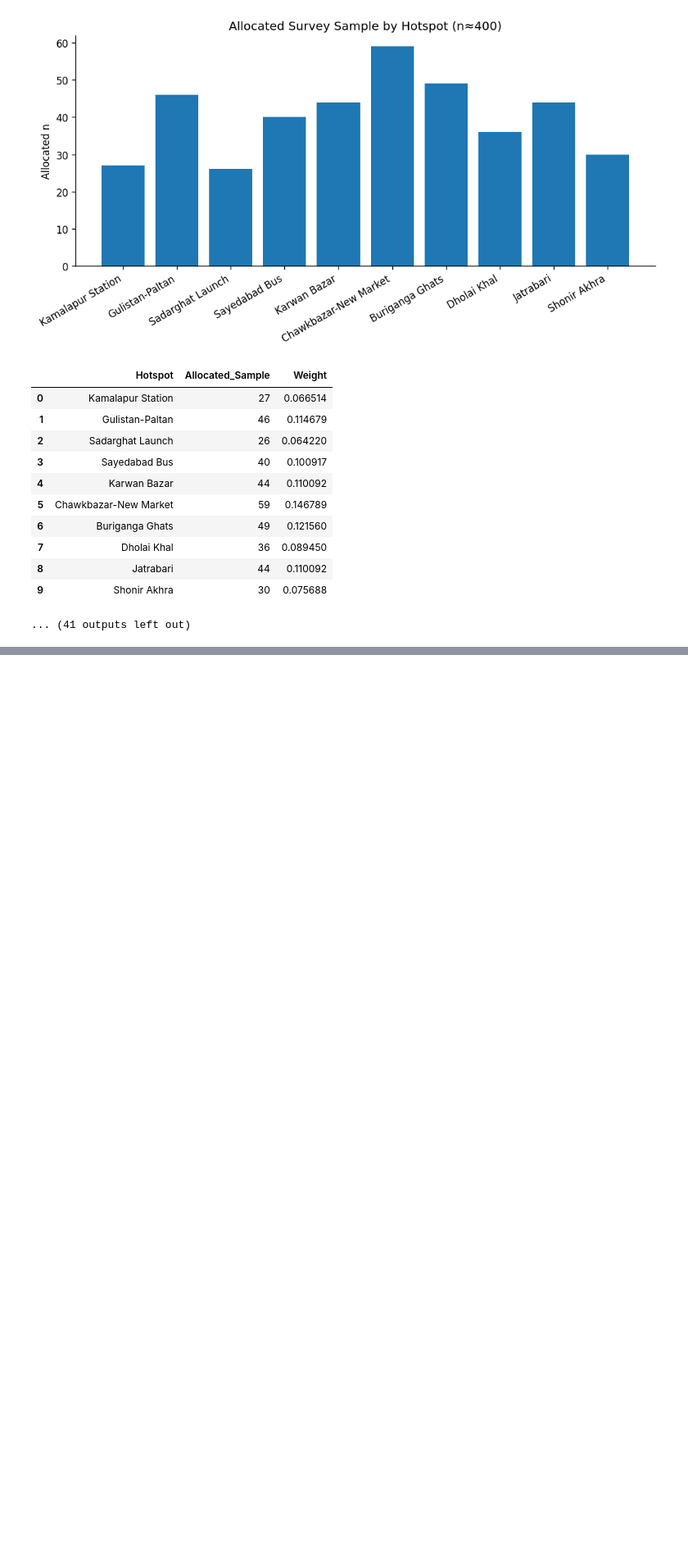
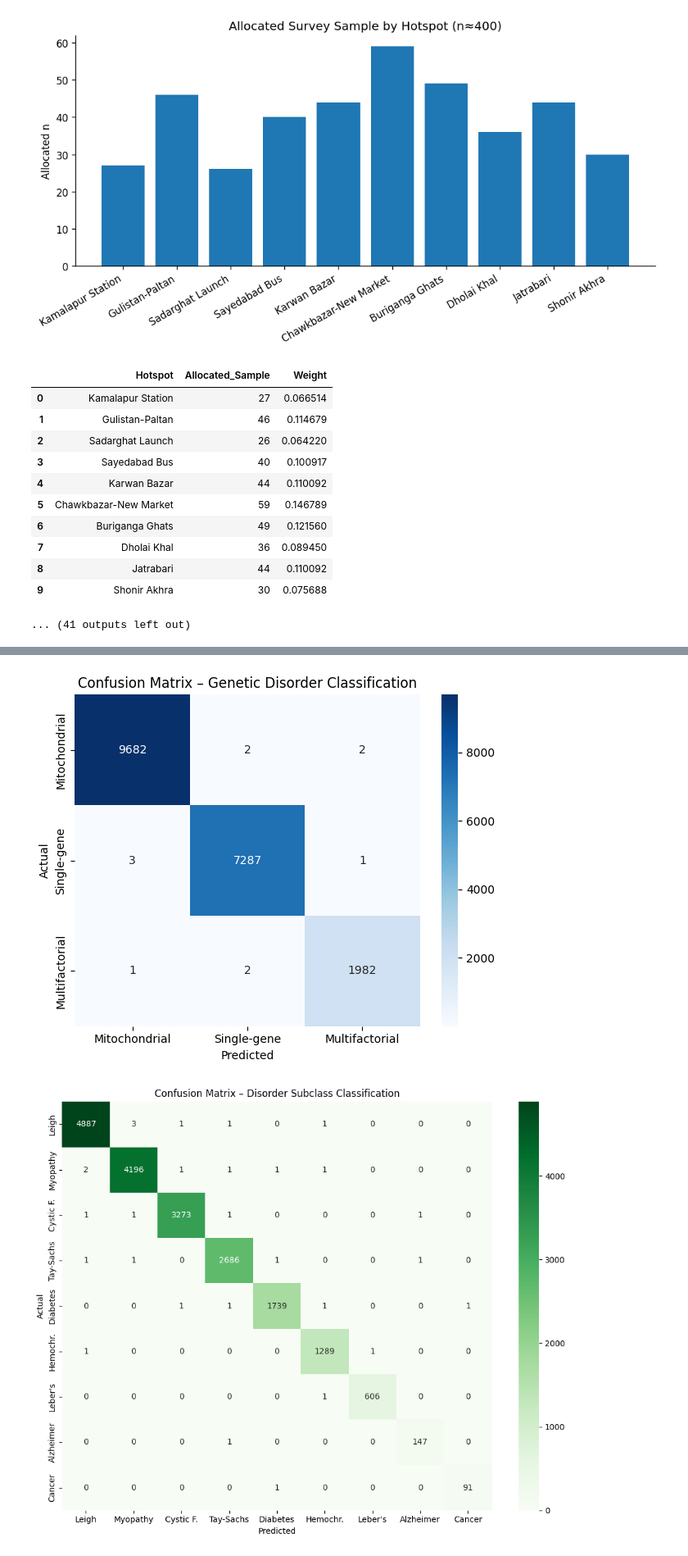
Before and after one commit to EFTEKHER/python_2025, a Jupyter notebook: 20_streamlit/streamlit.ipynb, the cells around one changed output, grey strips where cells are left out. Shown at 82% size. Cells and saved outputs as stored; diff of their text form; code cells hidden in the pictures; blank space fills up the shorter version.

```diff
--- a/20_streamlit/streamlit.ipynb
+++ b/20_streamlit/streamlit.ipynb
@@ -1032,0 +1162,45 @@ Saved: figures/3_4_sample_allocation.png
+# %%
+import matplotlib.pyplot as plt
+import seaborn as sns
+import numpy as np
+
+# --- Genetic Disorder CM ---
+cm_genetic = np.array([[9682, 2, 2],
+                       [3, 7287, 1],
+                       [1, 2, 1982]])
+
+plt.figure(figsize=(6,5))
+sns.heatmap(cm_genetic, annot=True, fmt="d", cmap="Blues",
+            xticklabels=["Mitochondrial","Single-gene","Multifactorial"],
+            yticklabels=["Mitochondrial","Single-gene","Multifactorial"])
+plt.title("Confusion Matrix – Genetic Disorder Classification")
+plt.ylabel("Actual")
+plt.xlabel("Predicted")
+plt.tight_layout()
+plt.show()
+
+# --- Disorder Subclass CM ---
+cm_subclass = np.array([
+    [4887,3,1,1,0,1,0,0,0],
+    [2,4196,1,1,1,1,0,0,0],
+    [1,1,3273,1,0,0,0,1,0],
+    [1,1,0,2686,1,0,0,1,0],
+    [0,0,1,1,1739,1,0,0,1],
+    [1,0,0,0,0,1289,1,0,0],
+    [0,0,0,0,0,1,606,0,0],
+    [0,0,0,1,0,0,0,147,0],
+    [0,0,0,0,1,0,0,0,91]
+])
+
+plt.figure(figsize=(10,8))
+sns.heatmap(cm_subclass, annot=True, fmt="d", cmap="Greens",
+            xticklabels=["Leigh","Myopathy","Cystic F.","Tay-Sachs","Diabetes","Hemochr.","Leber's","Alzheimer","Cancer"],
+            yticklabels=["Leigh","Myopathy","Cystic F.","Tay-Sachs","Diabetes","Hemochr.","Leber's","Alzheimer","Cancer"])
+plt.title("Confusion Matrix – Disorder Subclass Classification")
+plt.ylabel("Actual")
+plt.xlabel("Predicted")
+plt.tight_layout()
+plt.show()
+# %% [output]
+[figure, added]
+[figure, added]
```
Also changed, not shown: parts of 12 cells of this notebook, 41 other files.
